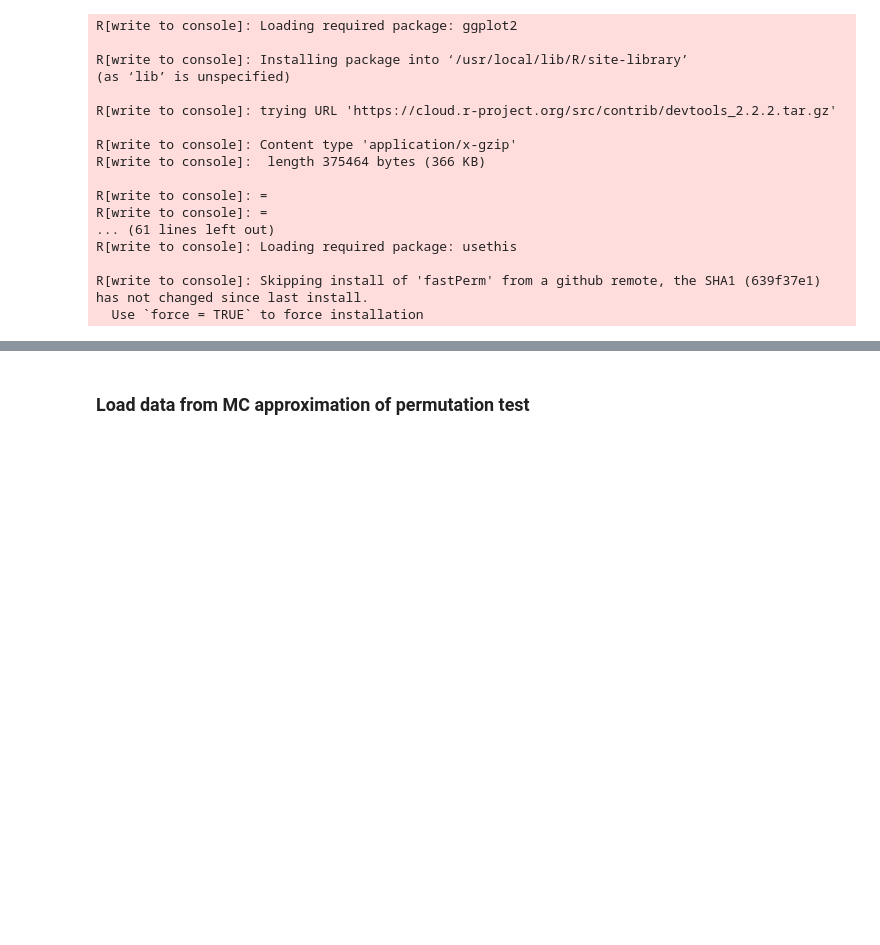
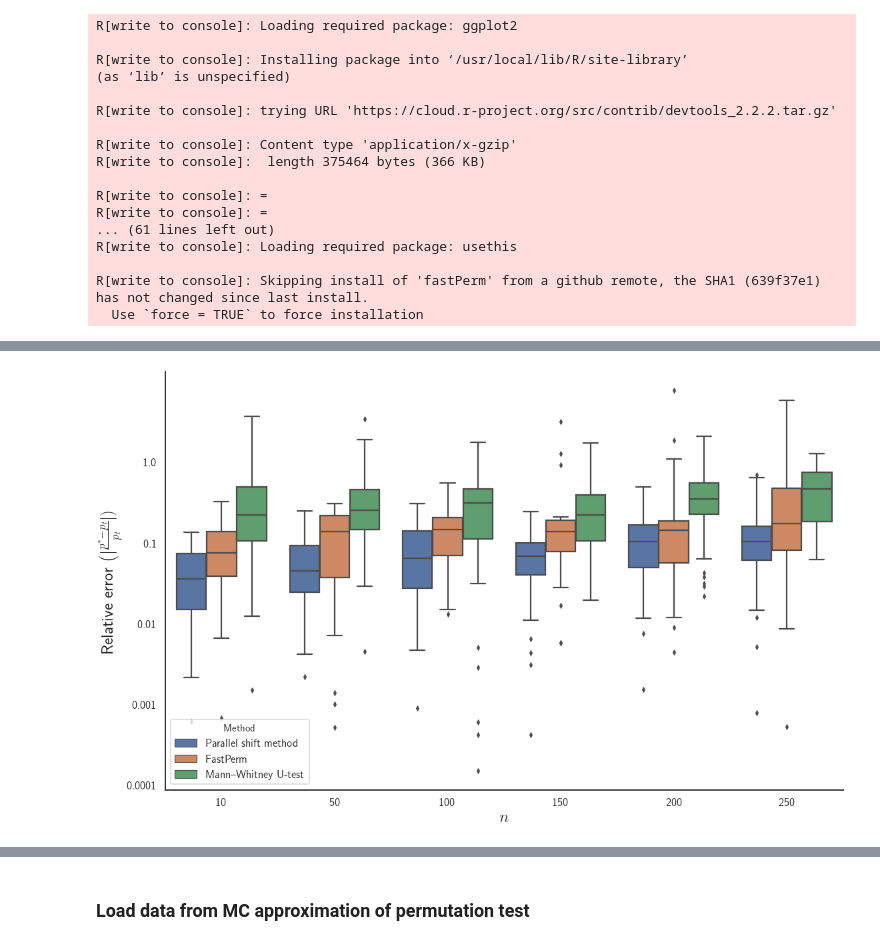
Before and after one commit to statisticalbiotechnology/parallelPermutationTest, a Jupyter notebook: Comparison 2 Accuracy-Copy1.ipynb, the cells around one changed output, grey strips where cells are left out. Saved outputs shown, nothing was run; the diff lists cells and outputs as text; code cells hidden in the pictures; blank space fills up the shorter version.

```diff
--- a/Comparison 2 Accuracy-Copy1.ipynb
+++ b/Comparison 2 Accuracy-Copy1.ipynb
@@ -6,6 +6,10 @@ import time
 from scipy.stats import mannwhitneyu, ttest_ind
 import seaborn as sns
 import matplotlib.pyplot as plt
+from matplotlib import rc
+
+rc('text', usetex=True)
+plt.rcParams['text.latex.preamble']=[r"\usepackage{amsmath}"]
 # %%
 %load_ext cython
 %load_ext rpy2.ipython
@@ -188,0 +264,4 @@ def SNSMultipleboxPlot(errorDictList, Bin, log=False, path=None):
+# %%
+SNSMultipleboxPlot(allEerrorList1[:k], setSize[:k], allMWUList1[:k], allFPList1[:k], path="./figures/accuracy/mean_1")
+# %% [output]
+[figure, added]
```
Also changed, not shown: parts of 28 cells of this notebook.
